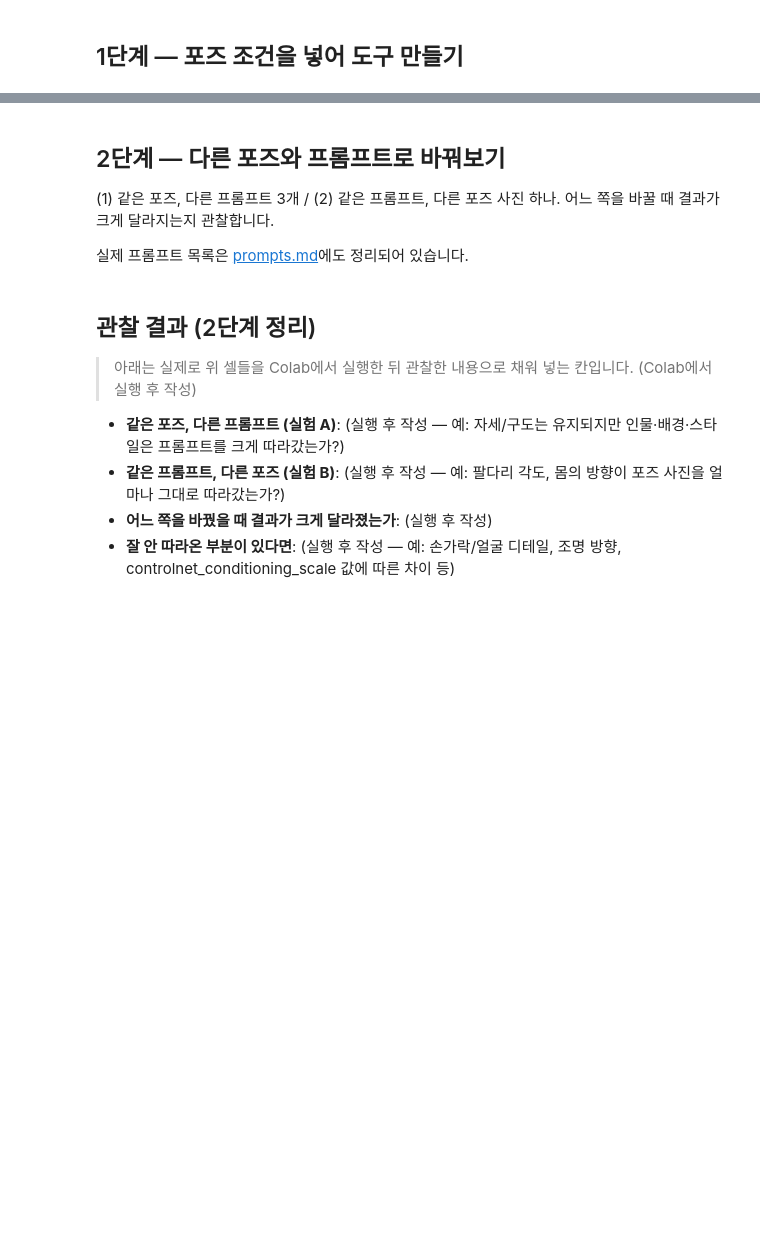
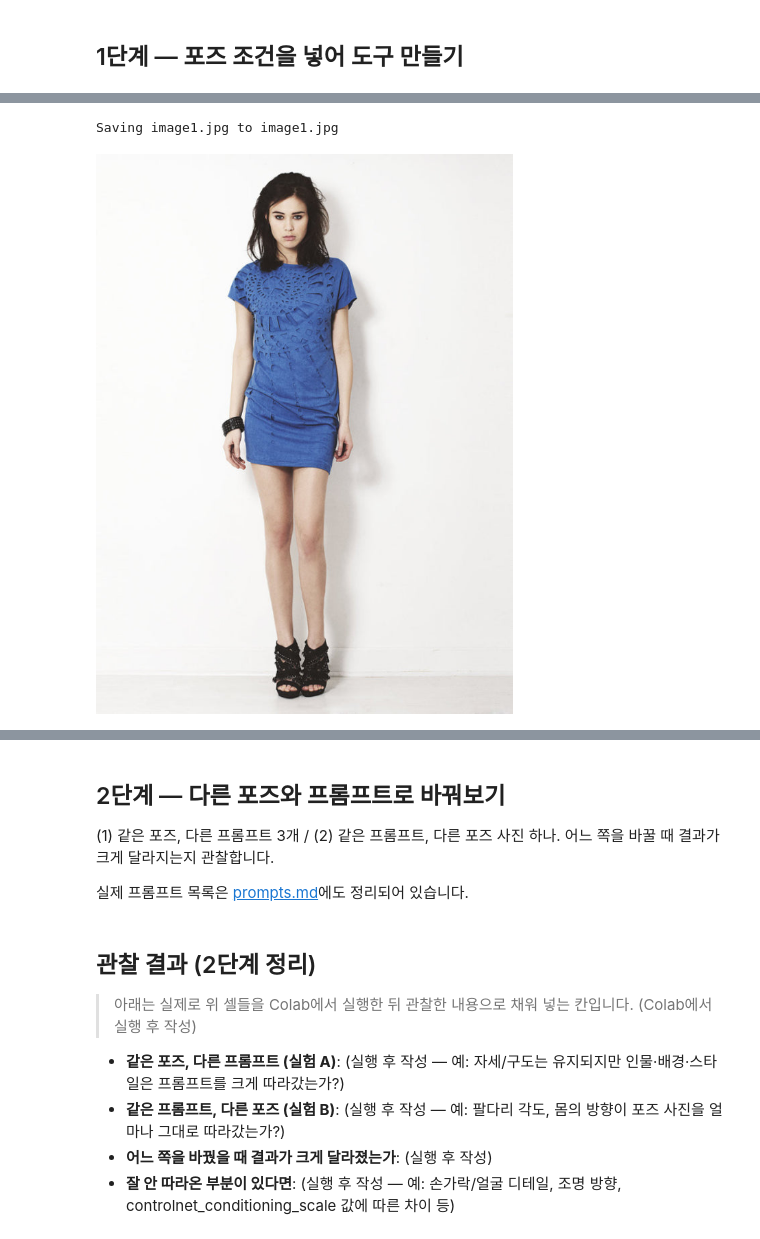
Before and after one commit to rubilisa08/pose-image-tool, a Jupyter notebook: pose_tool.ipynb, the cells around one changed output, grey strips where cells are left out. Saved outputs shown, nothing was run; the diff lists cells and outputs as text; code cells hidden in the pictures; blank space fills up the shorter version.

```diff
--- a/pose_tool.ipynb
+++ b/pose_tool.ipynb
@@ -81,7 +104,10 @@ def load_reference_image(source: str, max_side: int = 1024) -> Image.Image:
 
 # 기본 데모용 참조 사진 (diffusers 공식 ControlNet 튜토리얼에서 쓰는 예시 사진).
 # 본인 사진으로 테스트하려면 이 URL 대신 Colab에 업로드한 파일 경로(예: "pose_01.jpg")를 넣으면 됩니다.
-POSE_01_SOURCE = "https://huggingface.co/datasets/huggingface/documentation-images/resolve/main/diffusers/person.png"
+from google.colab import files
+uploaded = files.upload()
+POSE_01_SOURCE = next(iter(uploaded))
 
 reference_image_01 = load_reference_image(POSE_01_SOURCE)
 reference_image_01
+# %% [output]
@@ -88,3 +115,5 @@ reference_image_01
+Saving image1.jpg to image1.jpg
+[figure, added]
 # %%
 # 이 셀이 하는 일: OpenPose 검출기를 불러오고, 참조 사진에서 관절 스켈레톤을 추출합니다.
 # 추출된 스켈레톤 이미지가 ControlNet에 들어갈 '포즈 조건'입니다.
```
Also changed, not shown: parts of 7 cells of this notebook.
